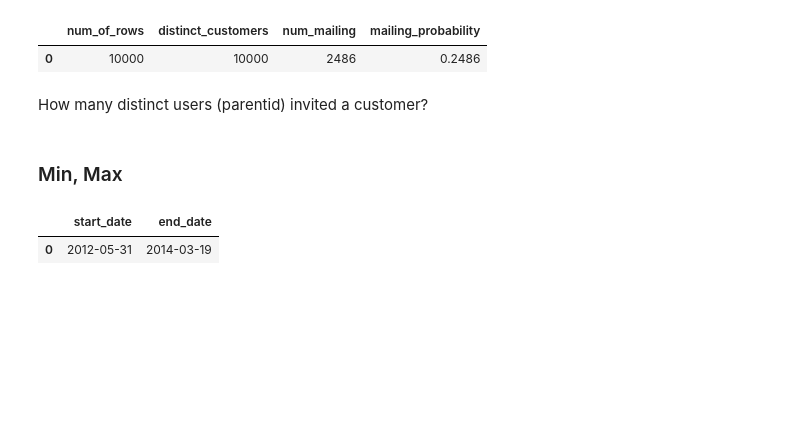
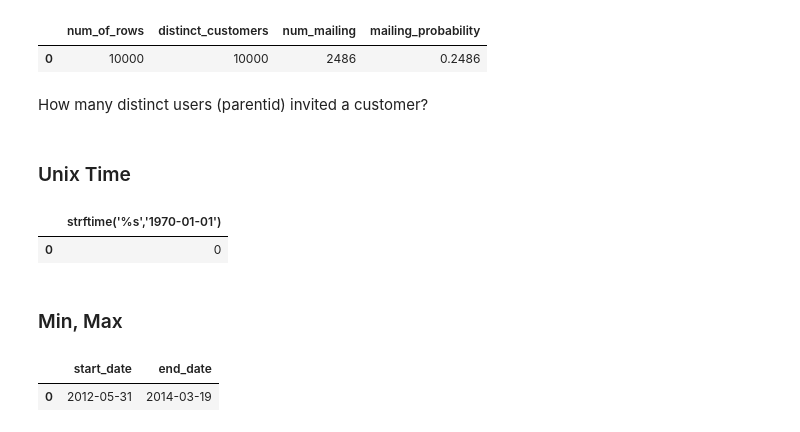
Before and after one commit to thevioletpiece/data_science_tools, a Jupyter notebook: databases/Lecture 16 .ipynb, the cells around one changed output. Drawn from its saved outputs; the diff is of its cells as text; code cells hidden in the pictures; blank space fills up the shorter version.

```diff
--- a/databases/Lecture 16 .ipynb
+++ b/databases/Lecture 16 .ipynb
@@ -88,6 +84,18 @@ a
 | 0 | 10000 | 10000 | 2486 | 0.2486 |
 # %% [markdown]
 How many distinct users (parentid) invited a customer?
+# %% [markdown]
+### Unix Time
+# %%
+a=sql.read_sql('''
+select
+    strftime('%s','1970-01-01');
+''', con=conn)
+a
+#How many seconds in a day, year?
+# %% [output]
+|  | strftime('%s','1970-01-01') |
+| 0 | 0 |
 # %% [markdown]
 ### Min, Max
 # %%
```
Also changed, not shown: parts of 20 cells of this notebook, 1 other file.
